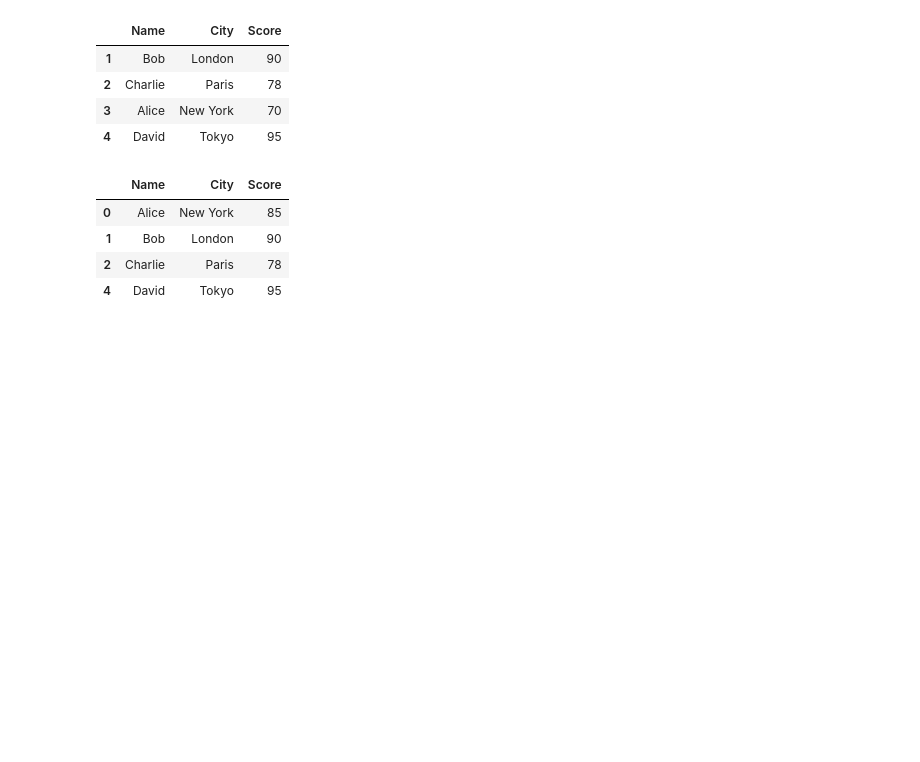
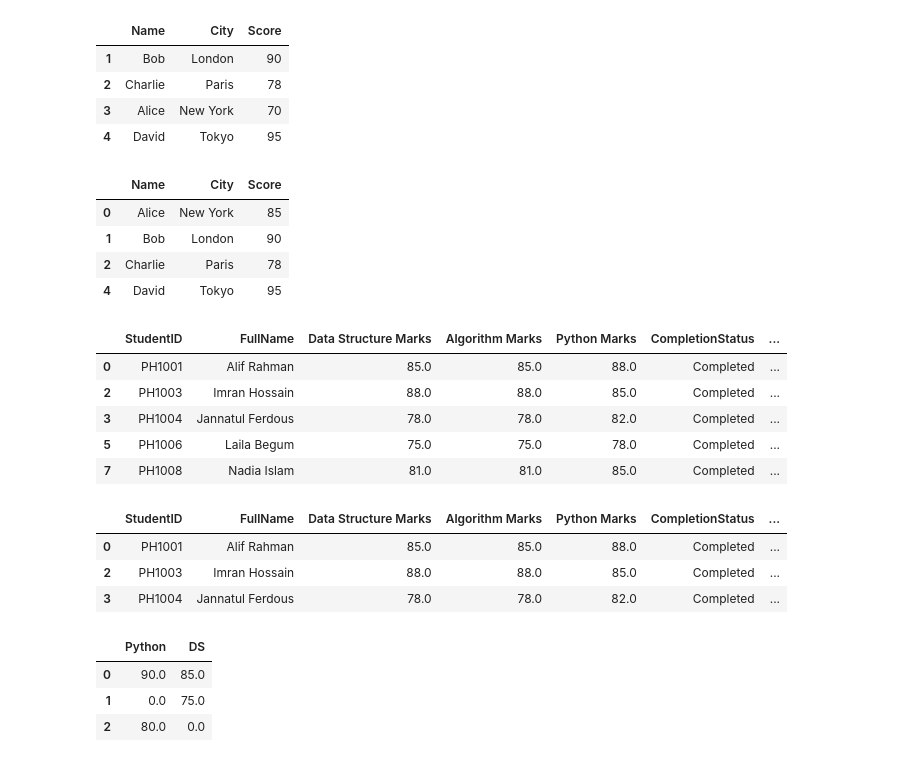
Before and after one commit to nafijur-rahaman/Data-Analysis-With-Python, a Jupyter notebook: Pandas/mani_panda.ipynb, the cells around one changed output. Saved outputs shown, nothing was run; the diff lists cells and outputs as text; code cells hidden in the pictures; blank space fills up the shorter version.

```diff
--- a/Pandas/mani_panda.ipynb
+++ b/Pandas/mani_panda.ipynb
@@ -282,3 +282,16 @@ df.drop_duplicates(subset=['Name'],keep='first')
 | 1 | Bob | London | 90 |
 | 2 | Charlie | Paris | 78 |
 | 4 | David | Tokyo | 95 |
+# %%
+import pandas as pd
+df = pd.read_csv('student_data.csv')
+# %%
+#df.dropna() → removes any rows with missing (NaN) values
+df.dropna().head()
+# %% [output]
+|  | StudentID | FullName | Data Structure Marks | Algorithm Marks | Python Marks | CompletionStatus | ... |
+| 0 | PH1001 | Alif Rahman | 85.0 | 85.0 | 88.0 | Completed | ... |
+| 2 | PH1003 | Imran Hossain | 88.0 | 88.0 | 85.0 | Completed | ... |
+| 3 | PH1004 | Jannatul Ferdous | 78.0 | 78.0 | 82.0 | Completed | ... |
+| 5 | PH1006 | Laila Begum | 75.0 | 75.0 | 78.0 | Completed | ... |
+| 7 | PH1008 | Nadia Islam | 81.0 | 81.0 | 85.0 | Completed | ... |
@@ -284,0 +301,23 @@ df.drop_duplicates(subset=['Name'],keep='first')
+# %%
+df.dropna(subset=['Python Marks']).head(3)
+# df.dropna(subset=['Python Marks','Algorithm Marks'])
+# %% [output]
+|  | StudentID | FullName | Data Structure Marks | Algorithm Marks | Python Marks | CompletionStatus | ... |
+| 0 | PH1001 | Alif Rahman | 85.0 | 85.0 | 88.0 | Completed | ... |
+| 2 | PH1003 | Imran Hossain | 88.0 | 88.0 | 85.0 | Completed | ... |
+| 3 | PH1004 | Jannatul Ferdous | 78.0 | 78.0 | 82.0 | Completed | ... |
+# %%
+#df.fillna(0) → replaces all NaN (missing) values in the DataFrame with 0
+import numpy as np
+
+df = pd.DataFrame({
+    "Python": [90, np.nan, 80],
+    "DS": [85, 75, np.nan]
+})
+
+df.fillna(0)
+# %% [output]
+|  | Python | DS |
+| 0 | 90.0 | 85.0 |
+| 1 | 0.0 | 75.0 |
+| 2 | 80.0 | 0.0 |
```
Also changed, not shown: parts of 12 cells of this notebook.
